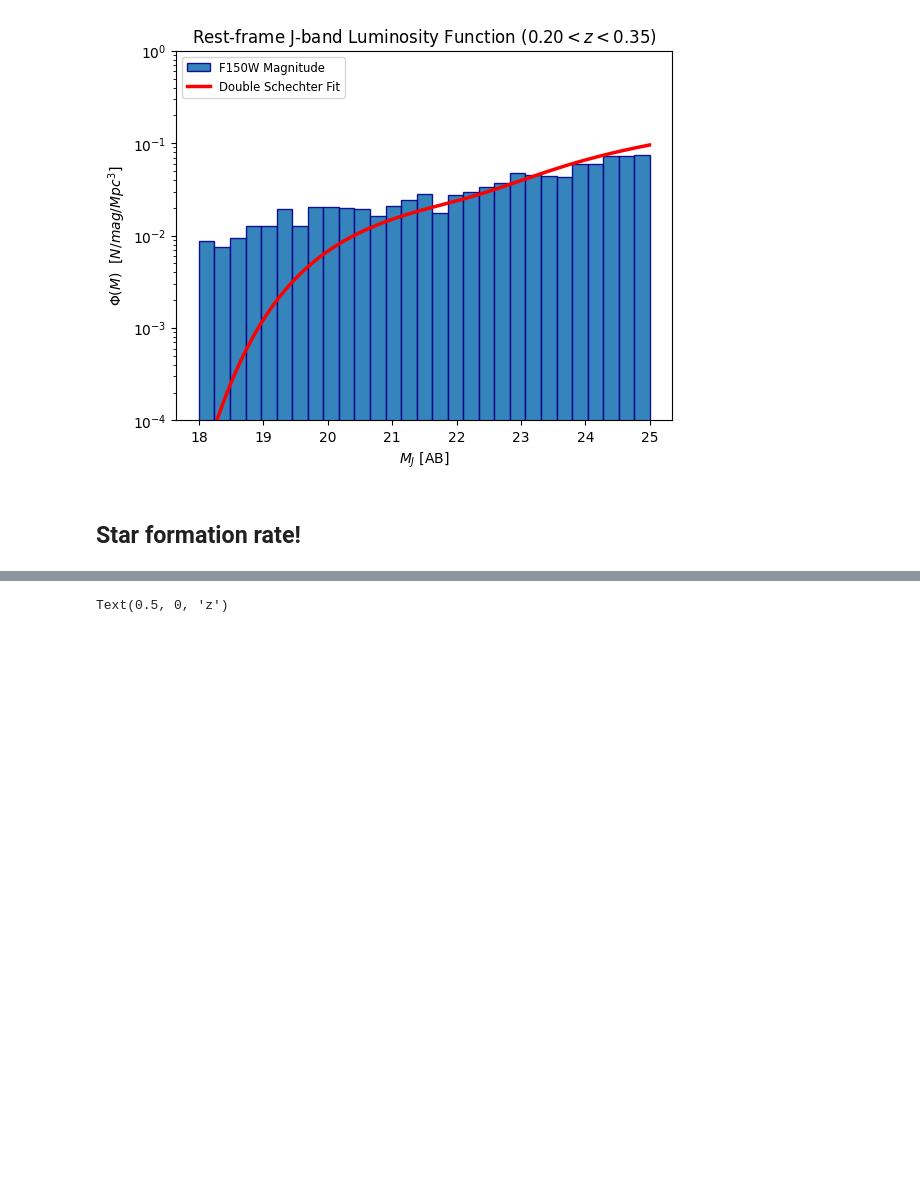
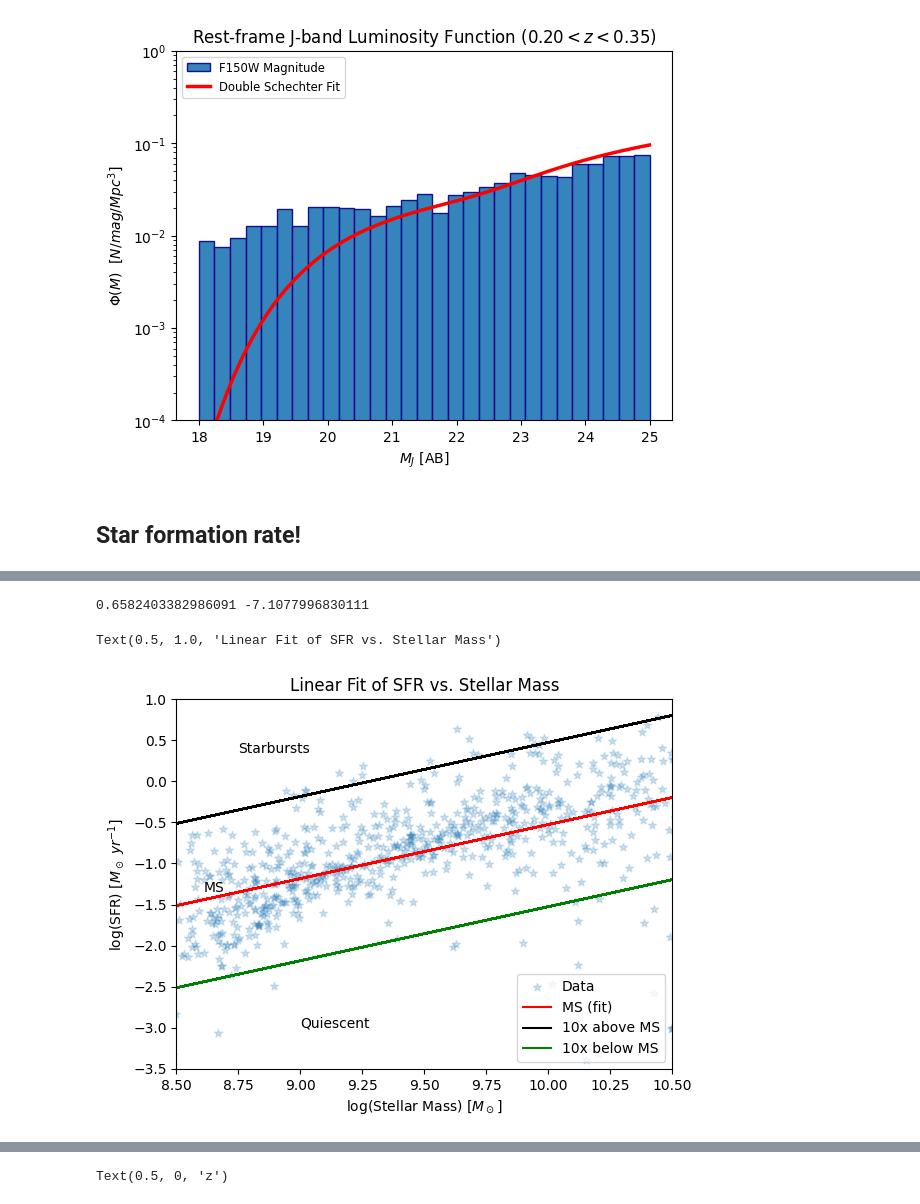
Before and after one commit to mayamerch/block-3-project, a Jupyter notebook: abell 2744.ipynb, the cells around one changed output, grey strips where cells are left out. Drawn from its saved outputs; the diff is of its cells as text; code cells hidden in the pictures; blank space fills up the shorter version.

```diff
--- a/abell 2744.ipynb
+++ b/abell 2744.ipynb
@@ -811 +815,35 @@ plt.grid(alpha=0.3)
+# %%
+x_sfr = np.log10(stellar_df['stellar_mass'])
+y_sfr = np.log10(stellar_df['sfr'])
+
+def linear(x, m, b):
+    return m*x + b
+
+popt, pcov = curve_fit(linear, x_sfr, y_sfr)
+
+m, b = popt
+print(*popt)
+
+y_fit = linear(x_sfr, m, b)
+y_above = linear(x_sfr, m, np.log10(10**b*10))
+y_below = linear(x_sfr, m, np.log10(10**b/10))
+
+# Plot
+plt.scatter(x_sfr, y_sfr, alpha=0.2, marker='*', label='Data')
+plt.plot(x_sfr, y_fit, color='red', label='MS (fit)')
+plt.plot(x_sfr, y_above, color='k', label='10x above MS')
+plt.plot(x_sfr, y_below, color='green', label='10x below MS')
+
+plt.text(8.75, 0.35, 'Starbursts')
+plt.text(9, -3, 'Quiescent')
+plt.text(8.61, -1.35, 'MS')
+
+plt.legend(loc='lower right')
+plt.xlim(8.5, 10.5); plt.ylim(-3.5, 1)
+plt.xlabel('log(Stellar Mass) [$M_\odot$]'); plt.ylabel('log(SFR) [$M_\odot \ yr^{-1}$]')
+plt.title('Linear Fit of SFR vs. Stellar Mass')
+# %% [output]
+0.6582403382986091 -7.1077996830111
+Text(0.5, 1.0, 'Linear Fit of SFR vs. Stellar Mass')
+[figure, added]
 # %%
```
Also changed, not shown: parts of 10 cells of this notebook.
